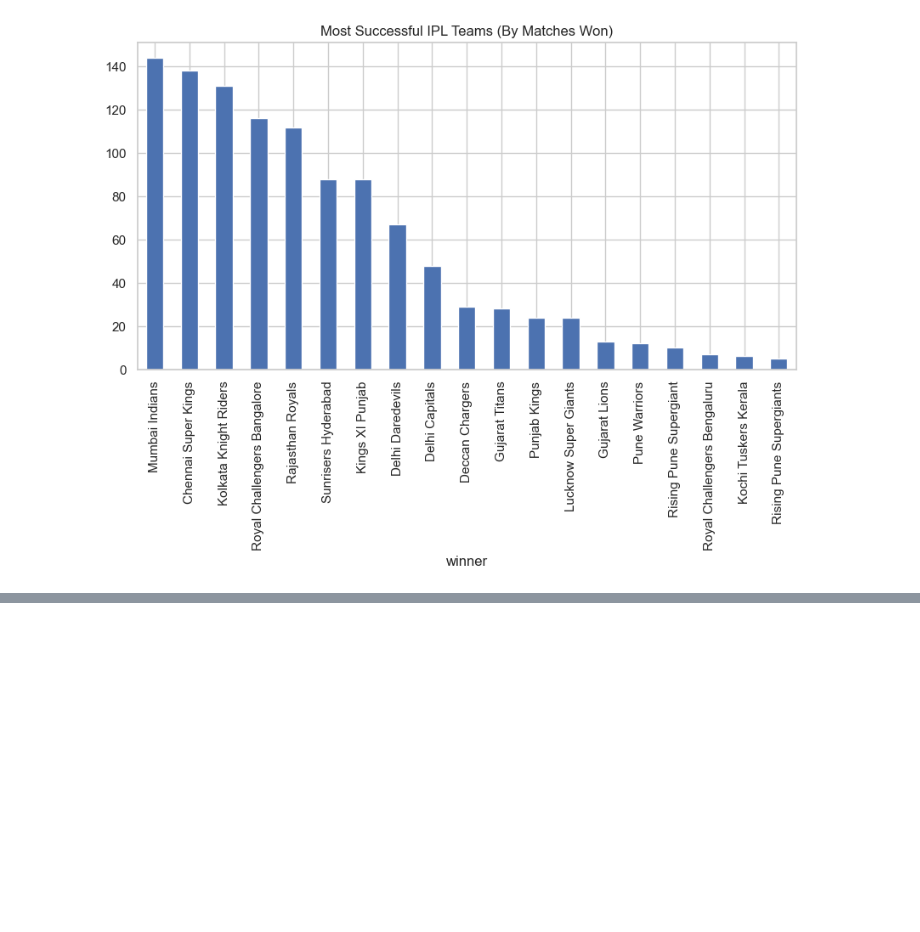
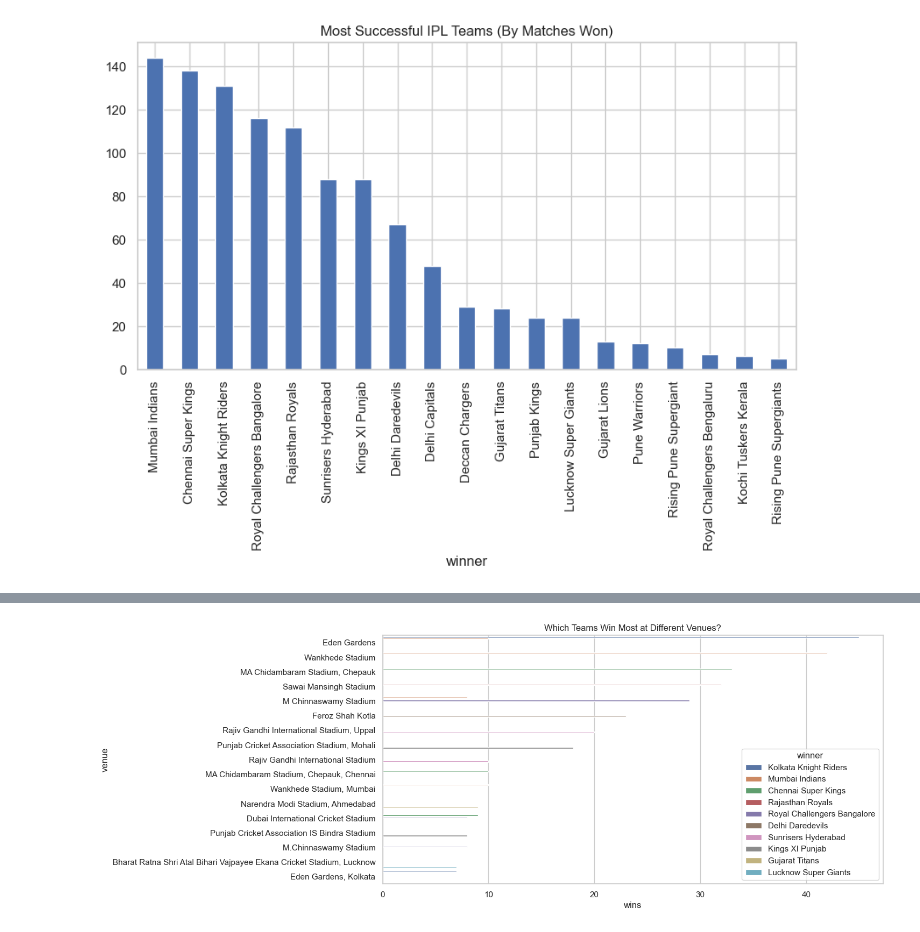
Before and after one commit to NishantTripathi21/IPL-analysis-ml-project, a Jupyter notebook: notebooks/01_eda.ipynb, the cells around one changed output, grey strips where cells are left out. Cells and saved outputs as stored; diff of their text form; code cells hidden in the pictures; blank space fills up the shorter version.

```diff
--- a/notebooks/01_eda.ipynb
+++ b/notebooks/01_eda.ipynb
@@ -157,0 +180,10 @@ plt.show()
+# %%
+venue_wins = matches.groupby(['venue', 'winner']).size().reset_index(name='wins')
+top_venue_wins = venue_wins.sort_values('wins', ascending=False).head(20)
+
+plt.figure(figsize=(12,6))
+sns.barplot(data=top_venue_wins, x='wins', y='venue', hue='winner')
+plt.title("Which Teams Win Most at Different Venues?")
+plt.show()
+# %% [output]
+[figure, added]
```
Also changed, not shown: parts of 6 cells of this notebook, 5 other files.
